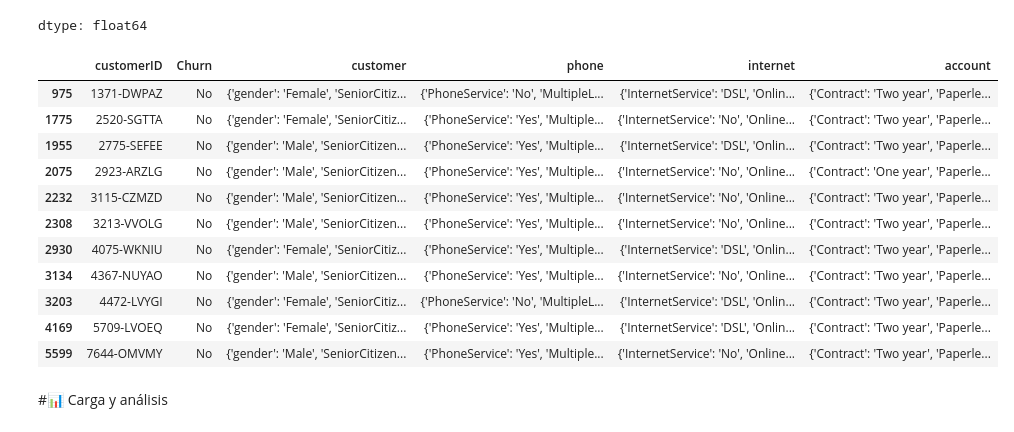
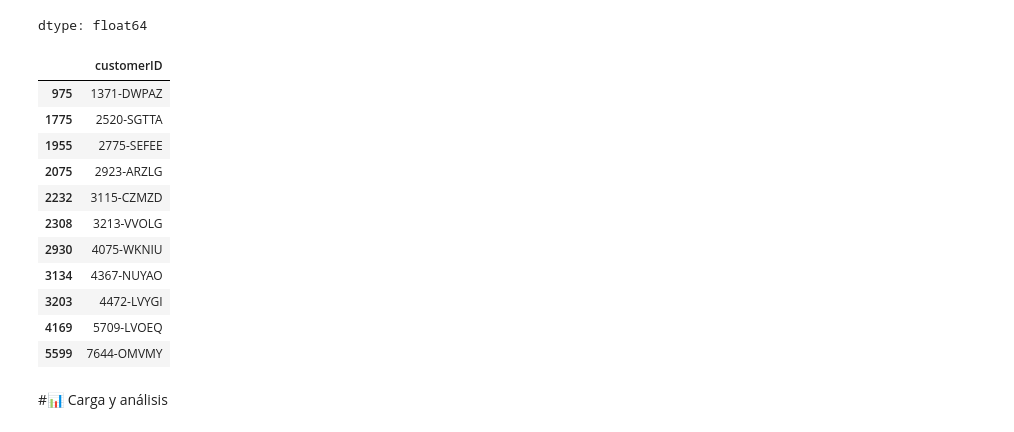
Before and after one commit to clopezv/Challenger_TelecomX, a Jupyter notebook: TelecomX_LATAM_CLV.ipynb, the cells around one changed output. Cells and saved outputs as stored; diff of their text form; code cells hidden in the pictures.

```diff
--- a/TelecomX_LATAM_CLV.ipynb
+++ b/TelecomX_LATAM_CLV.ipynb
@@ -182,33 +182,40 @@ dtype: float64
 # %%
 #ChargesTotal = Account['Charges.Total'].describe()
 #ChargesTotal
 #ChargesTotal = Account['Charges.Total'].max() #999.9
 #ChargesTotal
 #ChargesTotal = Account['Charges.Total'].min() #
 #ChargesTotal
 #ChargesTotal = Account['Charges.Total'].value_counts(dropna=True)
 #ChargesTotal
 #ChargesTotal = Account['Charges.Total'].isnull().sum()
 #ChargesTotal
 #ChargesTotal = Account['Charges.Total'].astype(float)
 #ChargesTotal = ChargesTotal.str.replace(' ', '')
 #ChargesTotal
+#filas_con_espacios = df[Account['Charges.Total'].str.contains(r'\s', na=False)]
+#filas_con_espacios = Account['Charges.Total'].str.contains(r'\s', na=False)
+#filas_con_espacios = df[Account['Charges.Total'].str.contains(r'\s', na=False)]
+#resultado = df[filas_con_espacios[['customerID', 'Charges.Total']]]
+###filas_con_espacios
+####print(Account.columns)
 filas_con_espacios = df[Account['Charges.Total'].str.contains(r'\s', na=False)]
-#filas_con_espacios = Account['Charges.Total'].str.contains(r'\s', na=False)
-filas_con_espacios
+resultado = filas_con_espacios[['customerID']]
+resultado
+####Estos clientes tienen el campo Charges.Total en blanco
 # %% [output]
-|  | customerID | Churn | customer | phone | internet | account |
-| 975 | 1371-DWPAZ | No | {'gender': 'Female', 'SeniorCitiz... | {'PhoneService': 'No', 'MultipleL... | {'InternetService': 'DSL', 'Onlin... | {'Contract': 'Two year', 'Paperle... |
-| 1775 | 2520-SGTTA | No | {'gender': 'Female', 'SeniorCitiz... | {'PhoneService': 'Yes', 'Multiple... | {'InternetService': 'No', 'Online... | {'Contract': 'Two year', 'Paperle... |
-| 1955 | 2775-SEFEE | No | {'gender': 'Male', 'SeniorCitizen... | {'PhoneService': 'Yes', 'Multiple... | {'InternetService': 'DSL', 'Onlin... | {'Contract': 'Two year', 'Paperle... |
-| 2075 | 2923-ARZLG | No | {'gender': 'Male', 'SeniorCitizen... | {'PhoneService': 'Yes', 'Multiple... | {'InternetService': 'No', 'Online... | {'Contract': 'One year', 'Paperle... |
-| 2232 | 3115-CZMZD | No | {'gender': 'Male', 'SeniorCitizen... | {'PhoneService': 'Yes', 'Multiple... | {'InternetService': 'No', 'Online... | {'Contract': 'Two year', 'Paperle... |
-| 2308 | 3213-VVOLG | No | {'gender': 'Male', 'SeniorCitizen... | {'PhoneService': 'Yes', 'Multiple... | {'InternetService': 'No', 'Online... | {'Contract': 'Two year', 'Paperle... |
-| 2930 | 4075-WKNIU | No | {'gender': 'Female', 'SeniorCitiz... | {'PhoneService': 'Yes', 'Multiple... | {'InternetService': 'DSL', 'Onlin... | {'Contract': 'Two year', 'Paperle... |
-| 3134 | 4367-NUYAO | No | {'gender': 'Male', 'SeniorCitizen... | {'PhoneService': 'Yes', 'Multiple... | {'InternetService': 'No', 'Online... | {'Contract': 'Two year', 'Paperle... |
-| 3203 | 4472-LVYGI | No | {'gender': 'Female', 'SeniorCitiz... | {'PhoneService': 'No', 'MultipleL... | {'InternetService': 'DSL', 'Onlin... | {'Contract': 'Two year', 'Paperle... |
-| 4169 | 5709-LVOEQ | No | {'gender': 'Female', 'SeniorCitiz... | {'PhoneService': 'Yes', 'Multiple... | {'InternetService': 'DSL', 'Onlin... | {'Contract': 'Two year', 'Paperle... |
-| 5599 | 7644-OMVMY | No | {'gender': 'Male', 'SeniorCitizen... | {'PhoneService': 'Yes', 'Multiple... | {'InternetService': 'No', 'Online... | {'Contract': 'Two year', 'Paperle... |
+|  | customerID |
+| 975 | 1371-DWPAZ |
+| 1775 | 2520-SGTTA |
+| 1955 | 2775-SEFEE |
+| 2075 | 2923-ARZLG |
+| 2232 | 3115-CZMZD |
+| 2308 | 3213-VVOLG |
+| 2930 | 4075-WKNIU |
+| 3134 | 4367-NUYAO |
+| 3203 | 4472-LVYGI |
+| 4169 | 5709-LVOEQ |
+| 5599 | 7644-OMVMY |
 # %% [markdown]
 #📊 Carga y análisis
 # %% [markdown]
```
